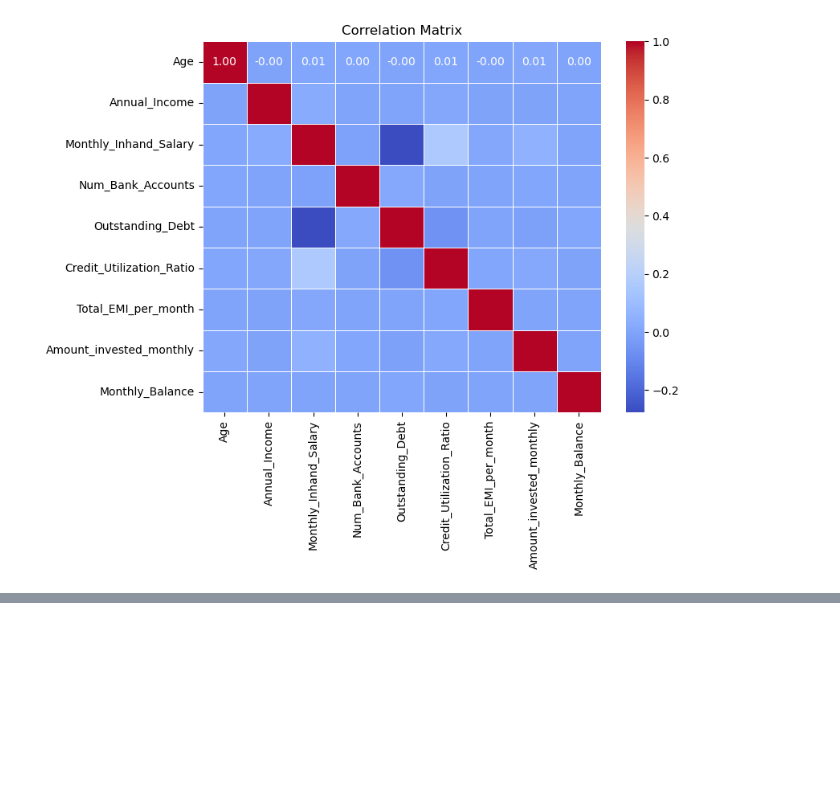
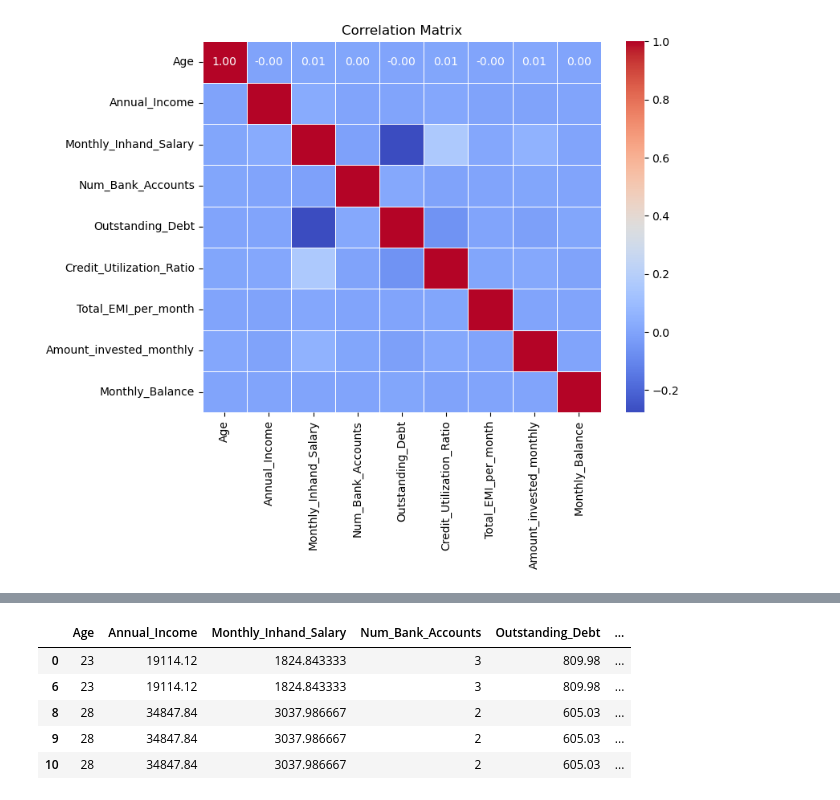
Before and after one commit to hermag/fbxtbilisimeetup, a Jupyter notebook: eda.ipynb, the cells around one changed output, grey strips where cells are left out. Cells and saved outputs as stored; diff of their text form; code cells hidden in the pictures; blank space fills up the shorter version.

```diff
--- a/eda.ipynb
+++ b/eda.ipynb
@@ -240,3 +254,8 @@ plt.title("Correlation Matrix")
 plt.show()
 # %% [output]
 [figure]
+# %%
+##Dumping the numerical values and the output column into the CSV file
+numerical_columns=['Age','Annual_Income','Monthly_Inhand_Salary','Num_Bank_Accounts','Outstanding_Debt','Credit_Utilization_Ratio','Total_EMI_per_month','Amount_invested_monthly','Monthly_Balance']
+df_without_text_columns["Credit_Score"]=df_cleaned["Credit_Score"]
+print(df_without_text_columns.head())
@@ -242,0 +283,16 @@ plt.show()
+# %%
+##Before dumping the data into the CSV file for the processing, let's make the mapping between the Credit_Score terms,
+##Good will be replaced by 2,
+##Standard will be replaced by 1
+##Poor will be replaced by 0
+credit_score_mapping={'Good':1,'Standard':0,'Poor':0} #Since we plan to use the logistic regression
+df_without_text_columns['Credit_Score'].replace(credit_score_mapping,inplace=True)
+# %%
+df_without_text_columns.head()
+# %% [output]
+|  | Age | Annual_Income | Monthly_Inhand_Salary | Num_Bank_Accounts | Outstanding_Debt | ... |
+| 0 | 23 | 19114.12 | 1824.843333 | 3 | 809.98 | ... |
+| 6 | 23 | 19114.12 | 1824.843333 | 3 | 809.98 | ... |
+| 8 | 28 | 34847.84 | 3037.986667 | 2 | 605.03 | ... |
+| 9 | 28 | 34847.84 | 3037.986667 | 2 | 605.03 | ... |
+| 10 | 28 | 34847.84 | 3037.986667 | 2 | 605.03 | ... |
```
Also changed, not shown: parts of 7 cells of this notebook, 4 other files.
